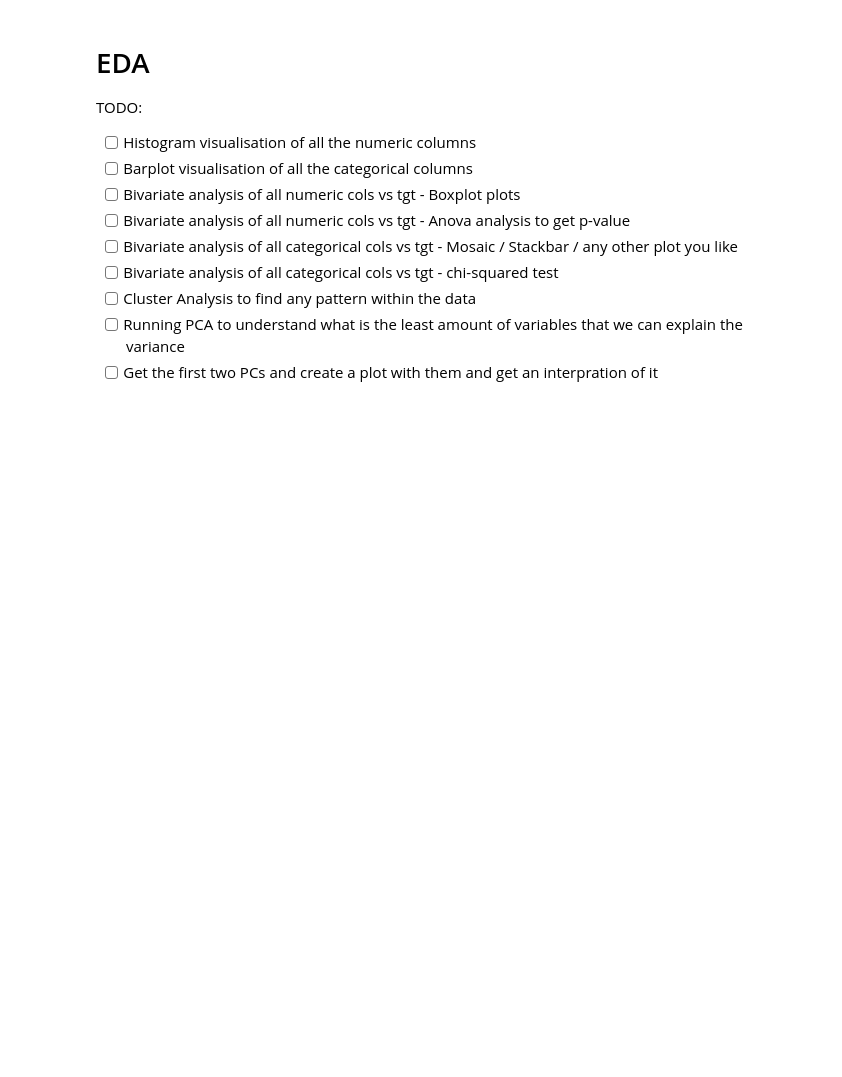
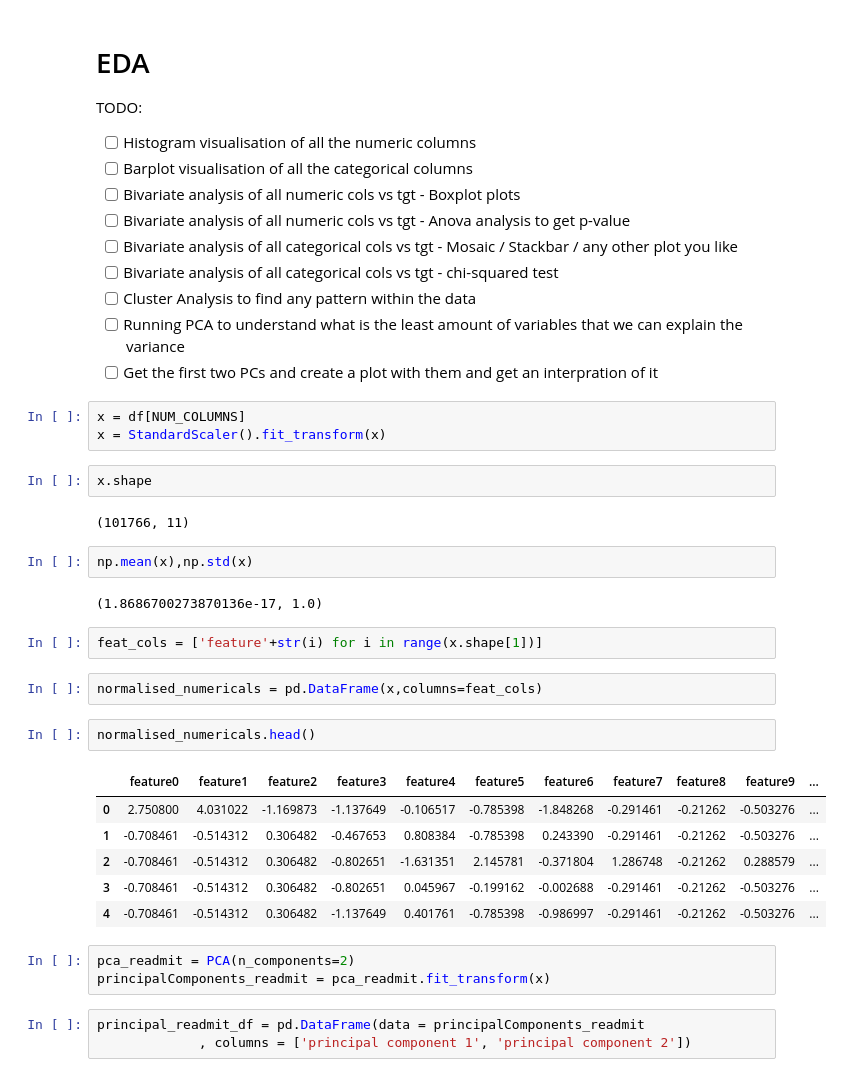
Before and after one commit to BAlmeidaS/predictive-analysis, a Jupyter notebook: notebook.ipynb, the cells around one changed output. Drawn from its saved outputs; the diff is of its cells as text; blank space fills up the shorter version.

```diff
--- a/notebook.ipynb
+++ b/notebook.ipynb
@@ -231,3 +233,33 @@ TODO:
 - [ ] Cluster Analysis to find any pattern within the data
 - [ ] Running PCA to understand what is the least amount of variables that we can explain the variance
 - [ ] Get the first two PCs and create a plot with them and get an interpration of it
+# %%
+x = df[NUM_COLUMNS]
+x = StandardScaler().fit_transform(x)
+# %%
+x.shape
+# %% [output]
+(101766, 11)
+# %%
+np.mean(x),np.std(x)
+# %% [output]
+(1.8686700273870136e-17, 1.0)
+# %%
+feat_cols = ['feature'+str(i) for i in range(x.shape[1])]
+# %%
+normalised_numericals = pd.DataFrame(x,columns=feat_cols)
+# %%
+normalised_numericals.head()
+# %% [output]
+|  | feature0 | feature1 | feature2 | feature3 | feature4 | feature5 | feature6 | feature7 | feature8 | feature9 | ... |
+| 0 | 2.750800 | 4.031022 | -1.169873 | -1.137649 | -0.106517 | -0.785398 | -1.848268 | -0.291461 | -0.21262 | -0.503276 | ... |
+| 1 | -0.708461 | -0.514312 | 0.306482 | -0.467653 | 0.808384 | -0.785398 | 0.243390 | -0.291461 | -0.21262 | -0.503276 | ... |
+| 2 | -0.708461 | -0.514312 | 0.306482 | -0.802651 | -1.631351 | 2.145781 | -0.371804 | 1.286748 | -0.21262 | 0.288579 | ... |
+| 3 | -0.708461 | -0.514312 | 0.306482 | -0.802651 | 0.045967 | -0.199162 | -0.002688 | -0.291461 | -0.21262 | -0.503276 | ... |
+| 4 | -0.708461 | -0.514312 | 0.306482 | -1.137649 | 0.401761 | -0.785398 | -0.986997 | -0.291461 | -0.21262 | -0.503276 | ... |
+# %%
+pca_readmit = PCA(n_components=2)
+principalComponents_readmit = pca_readmit.fit_transform(x)
+# %%
+principal_readmit_df = pd.DataFrame(data = principalComponents_readmit
+             , columns = ['principal component 1', 'principal component 2'])
```
Also changed, not shown: parts of 6 cells of this notebook.
